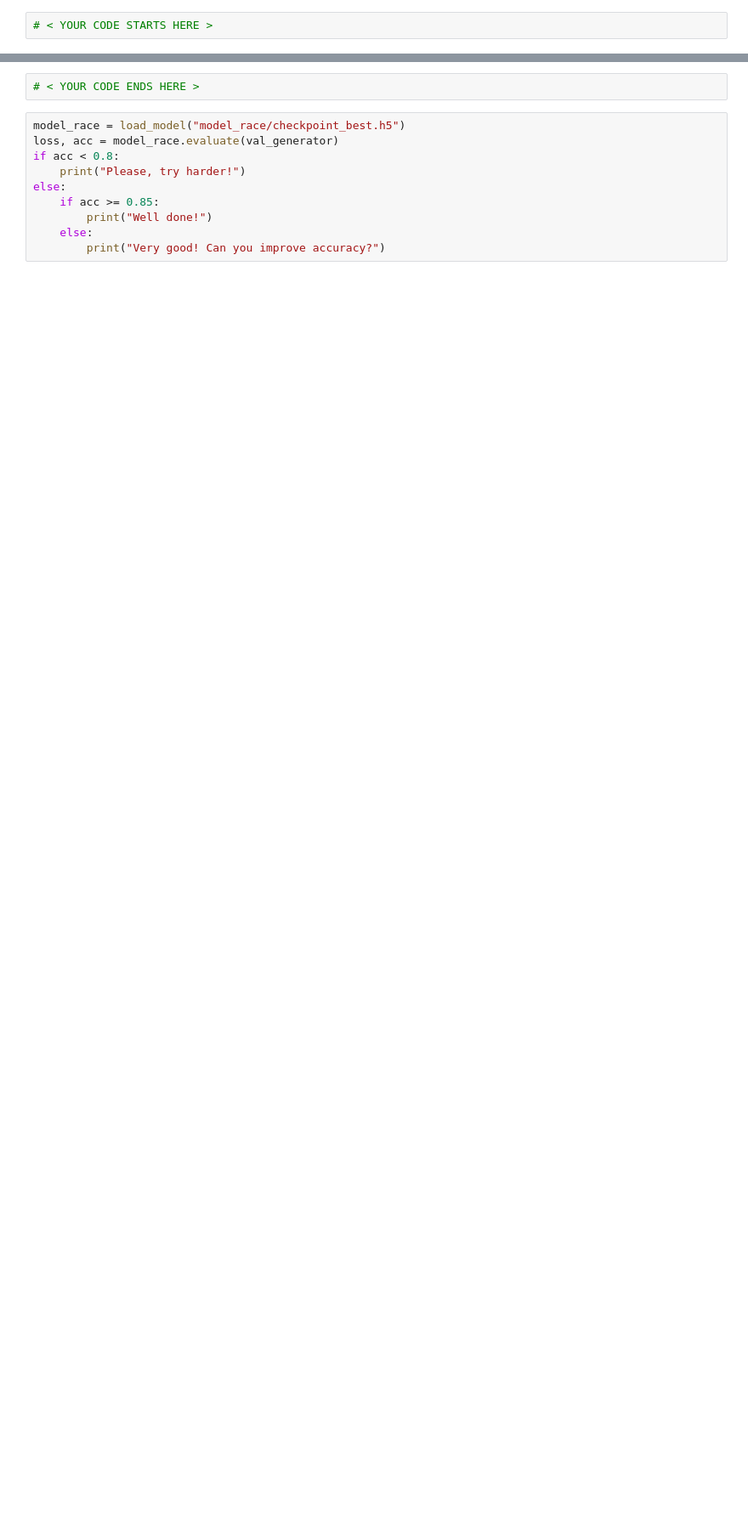
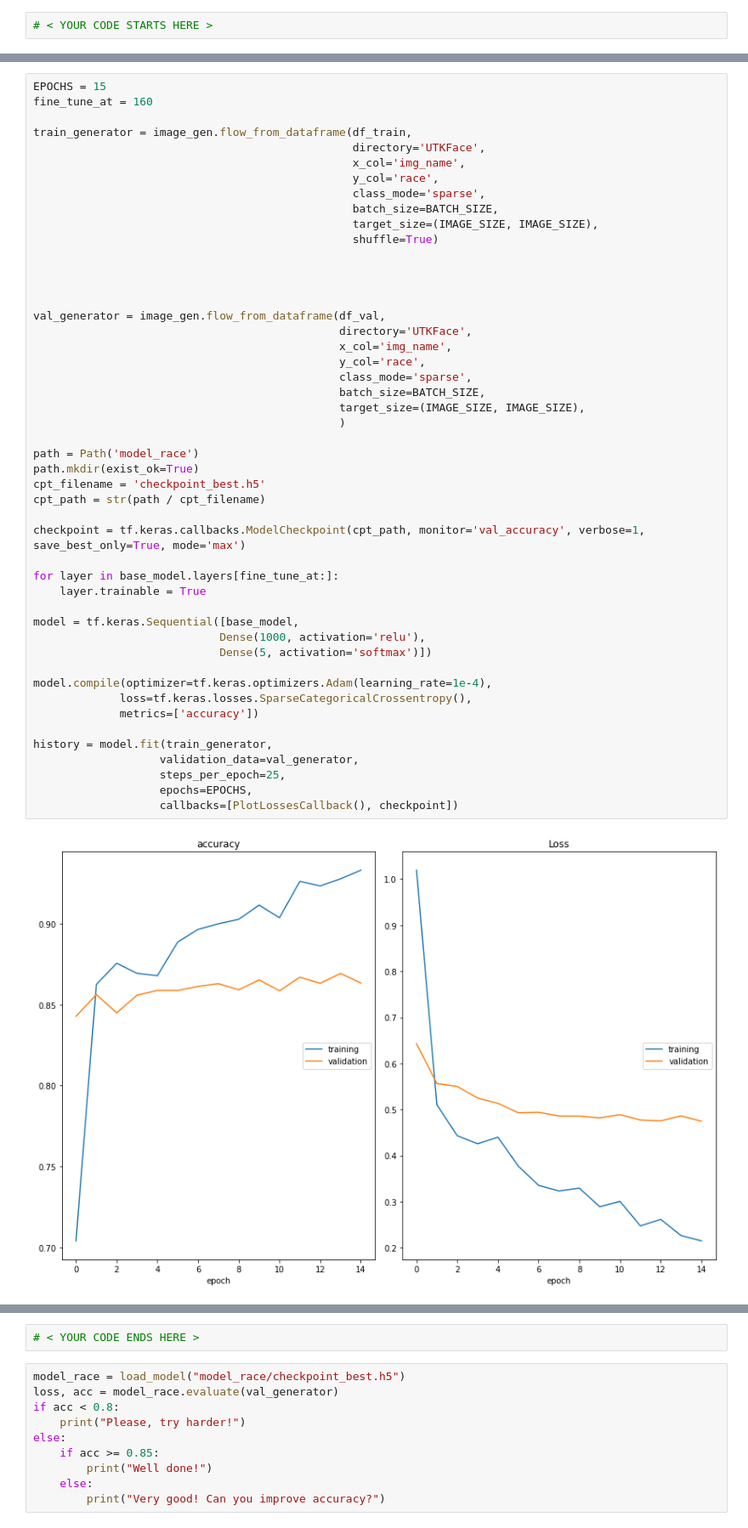
Before and after one commit to larinsi/DS0P, a Jupyter notebook: Machine_learning_Middle_level_Neural_networks/05_Convolutional_neural_networks_Pt2/Homework/homework_2_.ipynb, the cells around one changed output, grey strips where cells are left out. Shown at 85% size. Saved outputs shown, nothing was run; the diff lists cells and outputs as text; blank space fills up the shorter version.

```diff
--- a/Machine_learning_Middle_level_Neural_networks/05_Convolutional_neural_networks_Pt2/Homework/homework_2_.ipynb
+++ b/Machine_learning_Middle_level_Neural_networks/05_Convolutional_neural_networks_Pt2/Homework/homework_2_.ipynb
@@ -653,0 +652,50 @@ WARNING:tensorflow:No training configuration found in save file: the model was *
+# %%
+EPOCHS = 15
+fine_tune_at = 160
+
+train_generator = image_gen.flow_from_dataframe(df_train,
+                                                directory='UTKFace',
+                                                x_col='img_name',
+                                                y_col='race',
+                                                class_mode='sparse',
+                                                batch_size=BATCH_SIZE,
+                                                target_size=(IMAGE_SIZE, IMAGE_SIZE),
+                                                shuffle=True)
+
+
+
+
+val_generator = image_gen.flow_from_dataframe(df_val,
+                                              directory='UTKFace',
+                                              x_col='img_name',
+                                              y_col='race',
+                                              class_mode='sparse',
+                                              batch_size=BATCH_SIZE,
+                                              target_size=(IMAGE_SIZE, IMAGE_SIZE),
+                                              )
+
+path = Path('model_race')
+path.mkdir(exist_ok=True)
+cpt_filename = 'checkpoint_best.h5'
+cpt_path = str(path / cpt_filename)
+
+checkpoint = tf.keras.callbacks.ModelCheckpoint(cpt_path, monitor='val_accuracy', verbose=1, save_best_only=True, mode='max')
+
+for layer in base_model.layers[fine_tune_at:]:
+    layer.trainable = True
+
+model = tf.keras.Sequential([base_model,
+                            Dense(1000, activation='relu'),
+                            Dense(5, activation='softmax')])
+
+model.compile(optimizer=tf.keras.optimizers.Adam(learning_rate=1e-4),
+             loss=tf.keras.losses.SparseCategoricalCrossentropy(),
+             metrics=['accuracy'])
+
+history = model.fit(train_generator,
+                   validation_data=val_generator,
+                   steps_per_epoch=25,
+                   epochs=EPOCHS,
+                   callbacks=[PlotLossesCallback(), checkpoint])
+# %% [output]
+[figure, added]
```
Also changed, not shown: parts of 5 cells of this notebook.
